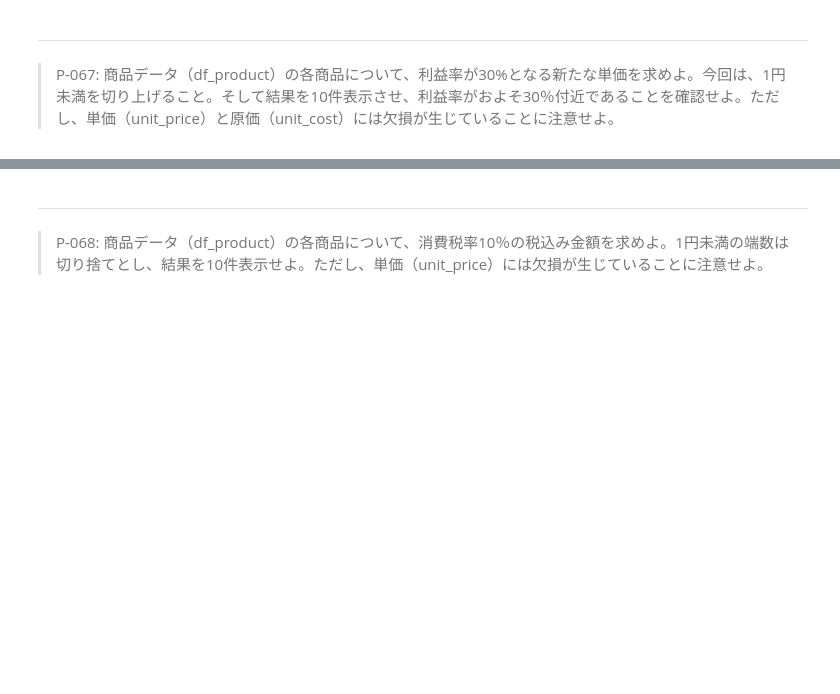
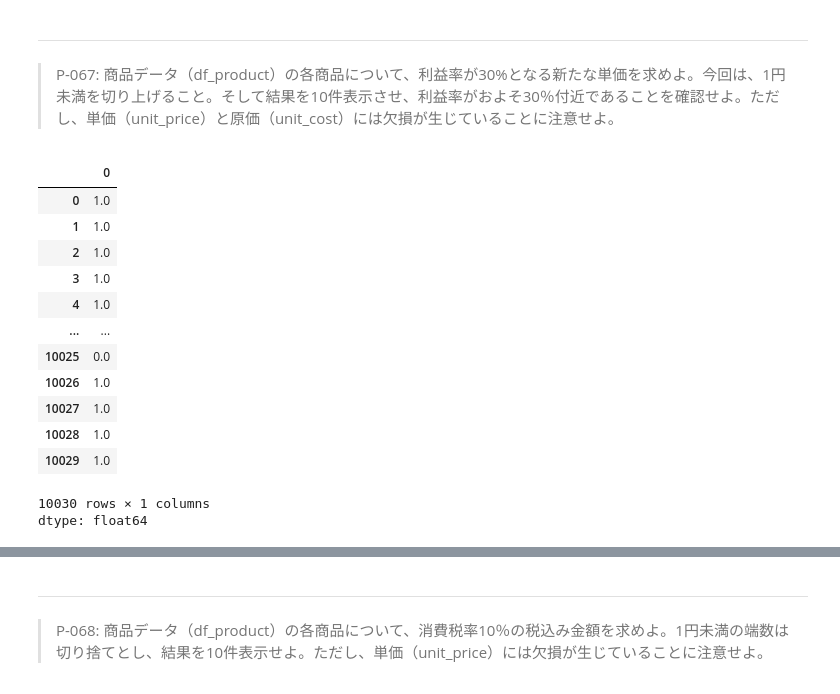
Before and after one commit to kayaba0721/ThinkStats2, a Jupyter notebook: docker/work/preprocess_knock_Python.ipynb, the cells around one changed output, grey strips where cells are left out. Drawn from its saved outputs; the diff is of its cells as text; code cells hidden in the pictures; blank space fills up the shorter version.

```diff
--- a/docker/work/preprocess_knock_Python.ipynb
+++ b/docker/work/preprocess_knock_Python.ipynb
@@ -1609,3 +1669,24 @@ np.float64(0.24911451726732708)
 # %% [markdown]
 ---
 > P-067: 商品データ（df_product）の各商品について、利益率が30%となる新たな単価を求めよ。今回は、1円未満を切り上げること。そして結果を10件表示させ、利益率がおよそ30％付近であることを確認せよ。ただし、単価（unit_price）と原価（unit_cost）には欠損が生じていることに注意せよ。
+# %%
+df_tmp = df_product[["product_cd","unit_price","unit_cost"]].copy()
+df_tmp["new_price"] = np.ceil(df_tmp['unit_cost']/0.7)
+df_tmp['new_price_floor'] = np.floor(df_tmp['unit_cost']/0.7)
+
+df_tmp["new_price"] -df_tmp['new_price_floor']
+# %% [output]
+|  | 0 |
+| 0 | 1.0 |
+| 1 | 1.0 |
+| 2 | 1.0 |
+| 3 | 1.0 |
+| 4 | 1.0 |
+| ... | ... |
+| 10025 | 0.0 |
+| 10026 | 1.0 |
+| 10027 | 1.0 |
+| 10028 | 1.0 |
+| 10029 | 1.0 |
+10030 rows × 1 columns
+dtype: float64
```
Also changed, not shown: parts of 12 cells of this notebook.
